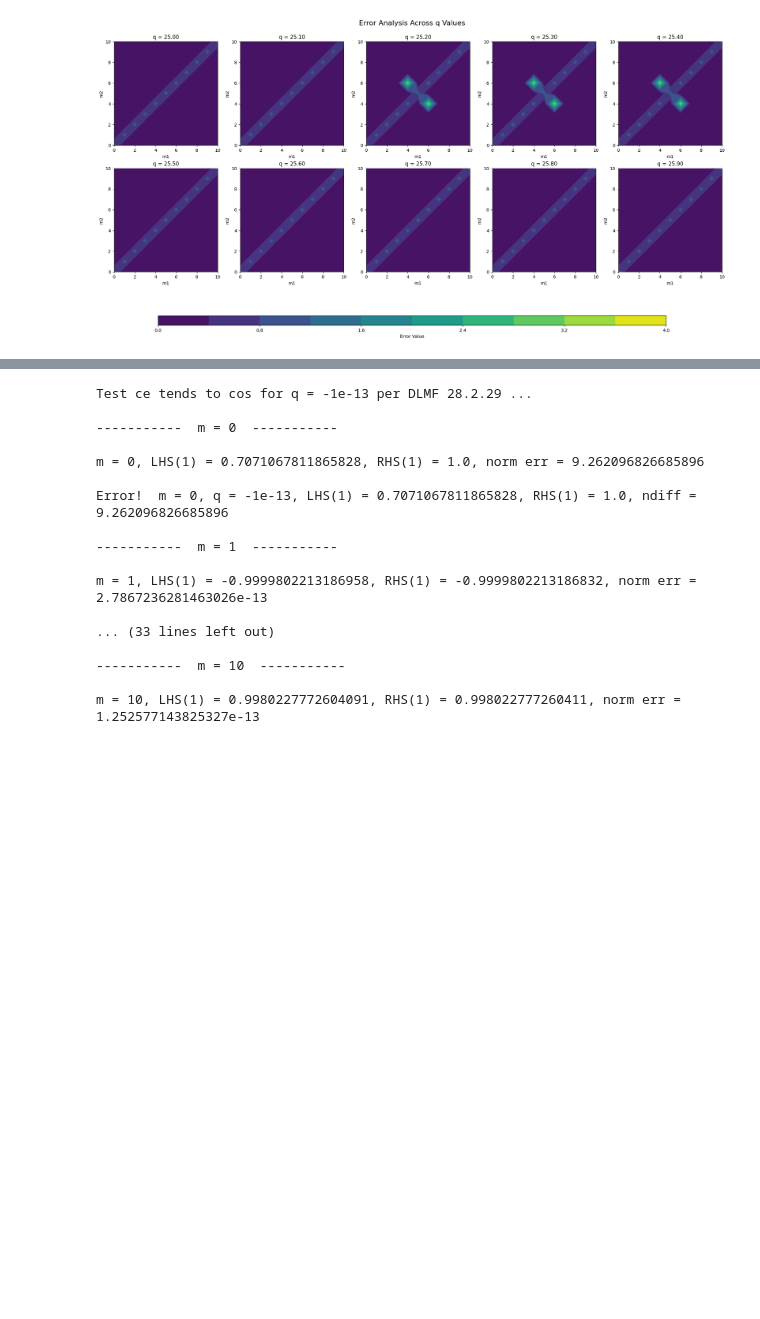
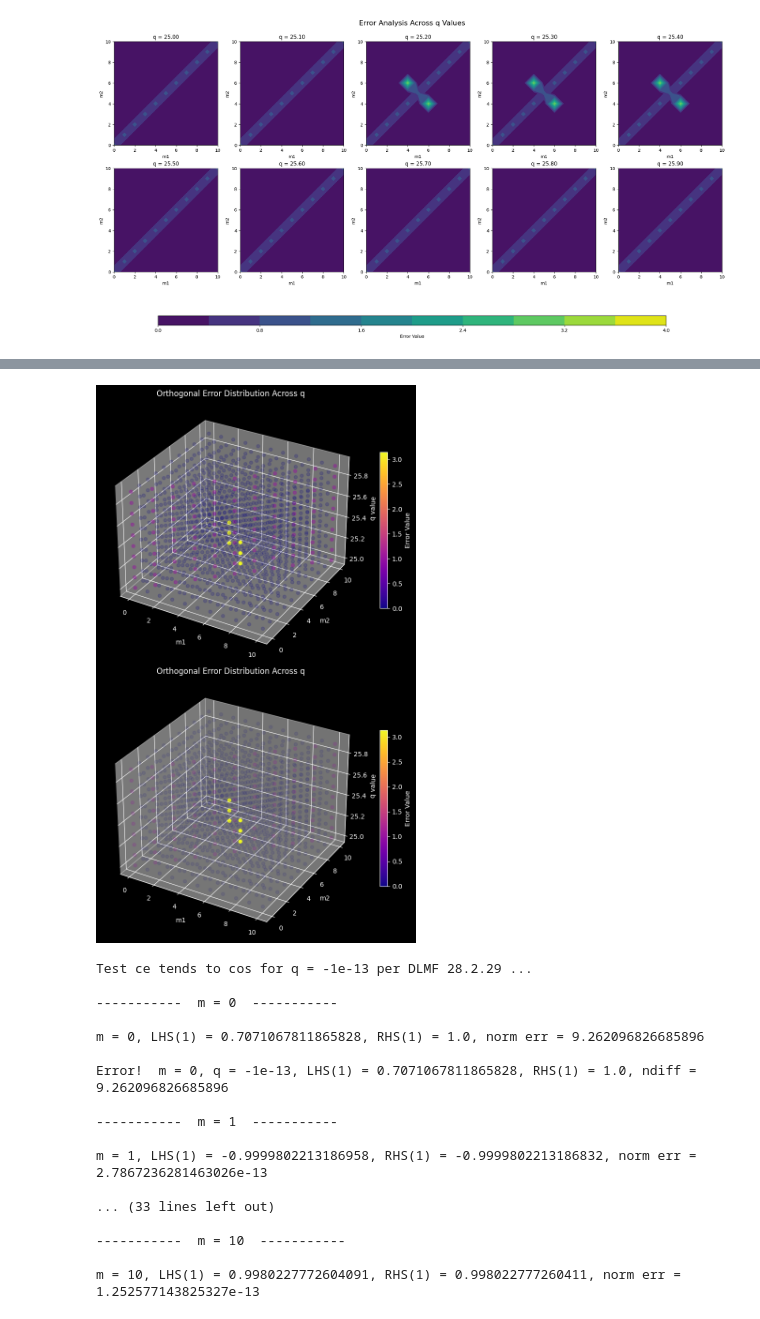
Before and after one commit to brorson/ScipyMathieuTesting, a Jupyter notebook: mathieu_ce_idents.ipynb, the cells around one changed output, grey strips where cells are left out. Saved outputs shown, nothing was run; the diff lists cells and outputs as text; code cells hidden in the pictures; blank space fills up the shorter version.

```diff
--- a/mathieu_ce_idents.ipynb
+++ b/mathieu_ce_idents.ipynb
@@ -219,3 +220,86 @@ fig6 = subplot_grid_shared_colorbar()
 plt.show()
 # %% [output]
 [figure]
+# %%
+import matplotlib.pyplot as plt
+from mpl_toolkits.mplot3d import Axes3D
+import numpy as np
+from matplotlib.colors import Normalize
+from matplotlib.cm import ScalarMappable
+import matplotlib.cm as cm
+
+
+plt.style.use("dark_background")
+
+def matplotlib_3d_plot_alpha_variations():
+    # Prepare your data
+    m1_range = np.arange(MM + 1)
+    m2_range = np.arange(MM + 1)
+    q_range = np.array(qs)
+
+    M1_3d, M2_3d, Q_3d = np.meshgrid(m1_range, m2_range, q_range, indexing='ij')
+    error_3d = np.array(error_list_q).transpose(1, 2, 0)
+
+    x_flat = M1_3d.flatten()
+    y_flat = M2_3d.flatten()
+    z_flat = Q_3d.flatten()
+    error_flat = error_3d.flatten()
+
+    fig = plt.figure(figsize=(16, 12))
+
+    # Create normalization FIRST - this is key!
+    norm = Normalize(vmin=error_flat.min(), vmax=error_flat.max())
+
+    # Method 1: Linear mapping with manual color conversion
+    ax1 = fig.add_subplot(221, projection='3d')
+    error_normalized = (error_flat - error_flat.min()) / (error_flat.max() - error_flat.min())
+    alpha_linear = 0.2 + error_normalized * 0.8
+
+    # Get the colormap and convert error values to colors manually
+    colormap = cm.get_cmap('plasma')
+
+    for i in range(len(x_flat)):
+        # Convert error value to color using the same normalization as colorbar
+        color = colormap(norm(error_flat[i]))
+        ax1.scatter(x_flat[i], y_flat[i], z_flat[i],
+                   c=[color], s=25,  # Use the computed color directly
+                   alpha=alpha_linear[i])
+
+    ax1.set_title('Orthogonal Error Distribution Across q')
+
+    # Method 3: Exponential mapping with manual color conversion
+    ax3 = fig.add_subplot(223, projection='3d')
+    alpha_exp = 0.1 + (np.power(error_normalized, 2)) * 0.9
+
+    for i in range(len(x_flat)):
+        # Same color conversion approach
+        color = colormap(norm(error_flat[i]))
+        ax3.scatter(x_flat[i], y_flat[i], z_flat[i],
+                   c=[color], s=25,  # Use the computed color directly
+                   alpha=alpha_exp[i])
+
+    ax3.set_title('Orthogonal Error Distribution Across q')
+
+    # Add labels to all subplots
+    for ax in [ax1, ax3]:
+        ax.set_xlabel('m1')
+        ax.set_ylabel('m2')
+        ax.set_zlabel('q value')
+
+    # Now the colorbars will match perfectly
+    sm = ScalarMappable(cmap='plasma', norm=norm)
+    sm.set_array([])
+
+    colorbar1 = plt.colorbar(sm, ax=ax1, shrink=0.6)
+    colorbar1.set_label('Error Value')
+
+    colorbar3 = plt.colorbar(sm, ax=ax3, shrink=0.6)
+    colorbar3.set_label('Error Value')
+
+    plt.tight_layout()
+    plt.show()
+
+    return fig
+
+fig = matplotlib_3d_plot_alpha_variations()
+# %% [output]
@@ -222,3 +307,4 @@ plt.show()
+[figure, added]
 # %%
 #====================================================
 # Test q = 0 case per DLMF 28.2.29
```
Also changed, not shown: parts of 5 cells of this notebook.
